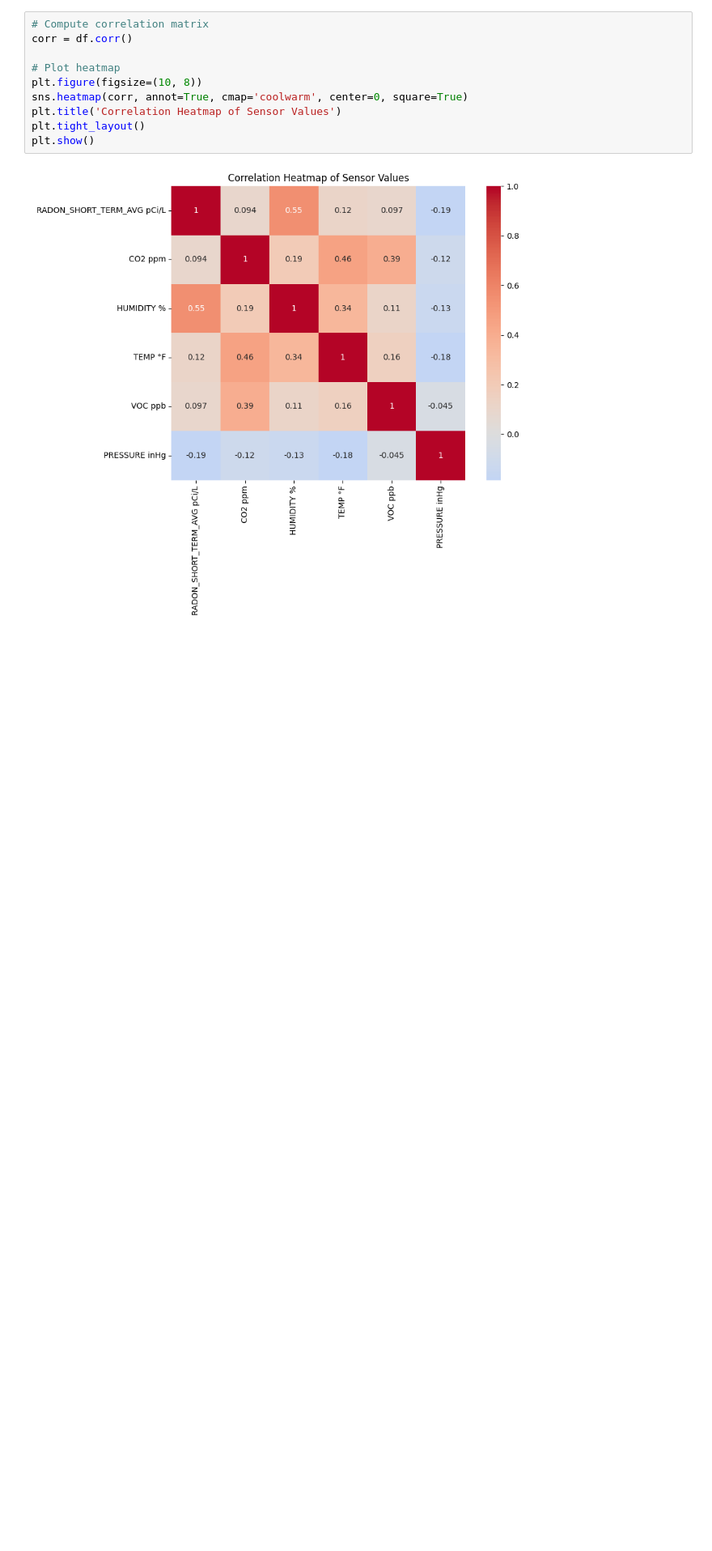
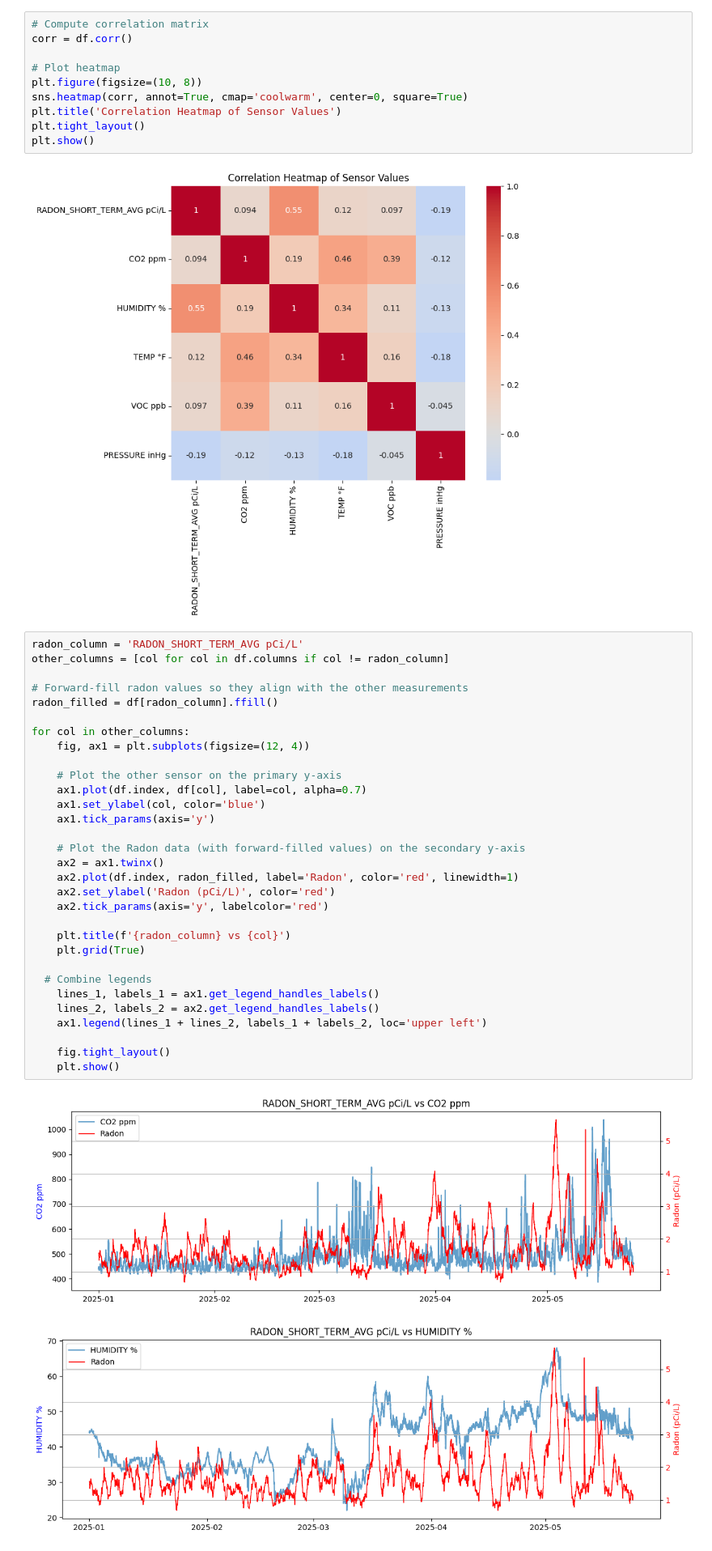
Before and after one commit to DaveKT/AirQualityAnalysis, a Jupyter notebook: AirQualityAnalysis.ipynb, the cells around one changed output. Shown at 81% size. Saved outputs shown, nothing was run; the diff lists cells and outputs as text; blank space fills up the shorter version.

Commit message:
plotted radon against the other variables in distinct charts

```diff
--- a/AirQualityAnalysis.ipynb
+++ b/AirQualityAnalysis.ipynb
@@ -37,3 +37,37 @@ plt.tight_layout()
 plt.show()
 # %% [output]
 [figure]
+# %%
+radon_column = 'RADON_SHORT_TERM_AVG pCi/L'
+other_columns = [col for col in df.columns if col != radon_column]
+
+# Forward-fill radon values so they align with the other measurements
+radon_filled = df[radon_column].ffill()
+
+for col in other_columns:
+    fig, ax1 = plt.subplots(figsize=(12, 4))
+
+    # Plot the other sensor on the primary y-axis
+    ax1.plot(df.index, df[col], label=col, alpha=0.7)
+    ax1.set_ylabel(col, color='blue')
+    ax1.tick_params(axis='y')
+
+    # Plot the Radon data (with forward-filled values) on the secondary y-axis
+    ax2 = ax1.twinx()
+    ax2.plot(df.index, radon_filled, label='Radon', color='red', linewidth=1)
+    ax2.set_ylabel('Radon (pCi/L)', color='red')
+    ax2.tick_params(axis='y', labelcolor='red')
+
+    plt.title(f'{radon_column} vs {col}')
+    plt.grid(True)
+
+  # Combine legends
+    lines_1, labels_1 = ax1.get_legend_handles_labels()
+    lines_2, labels_2 = ax2.get_legend_handles_labels()
+    ax1.legend(lines_1 + lines_2, labels_1 + labels_2, loc='upper left')
+
+    fig.tight_layout()
+    plt.show()
+# %% [output]
+[figure, added]
+[figure, added]
```
Also changed, not shown: parts of 1 cell of this notebook.
